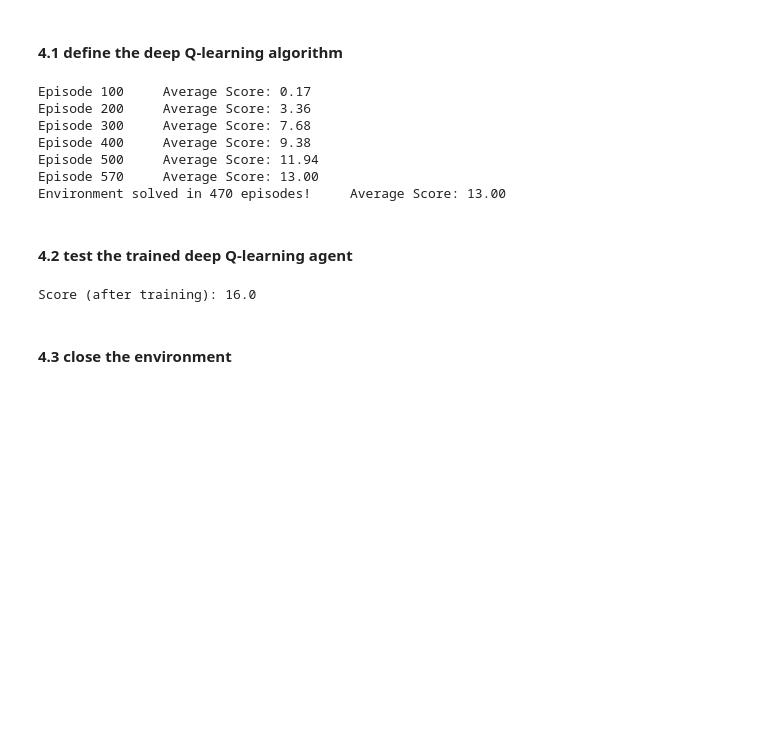
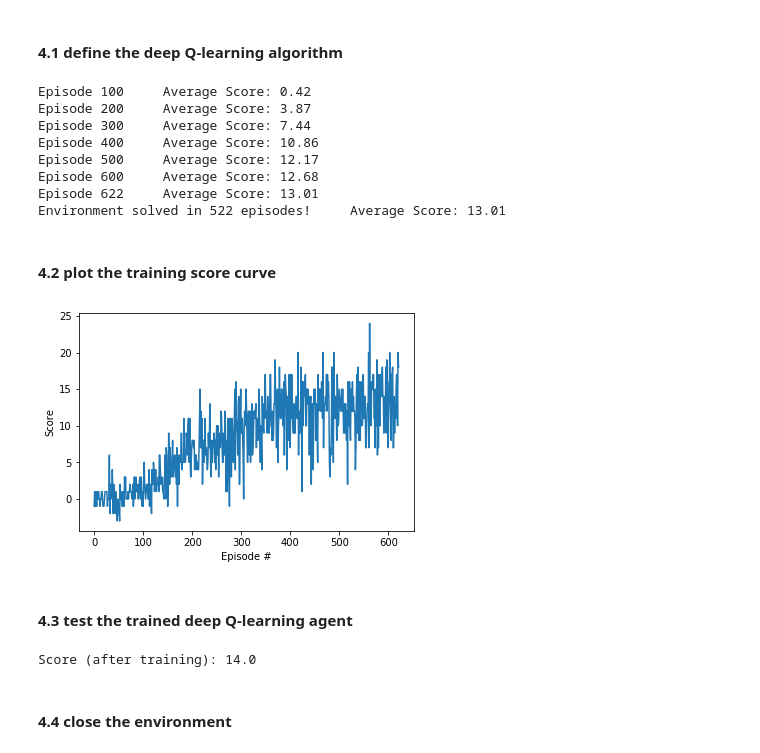
Before and after one commit to zhulingchen/deep-reinforcement-learning, a Jupyter notebook: p1_navigation/Navigation.ipynb, the cells around one changed output. Cells and saved outputs as stored; diff of their text form; code cells hidden in the pictures; blank space fills up the shorter version.

Commit message:
plot the training score curve

```diff
--- a/p1_navigation/Navigation.ipynb
+++ b/p1_navigation/Navigation.ipynb
@@ -178,7 +181,7 @@ def train_dqn(env, agent, n_episodes=2000, max_t=1000,
             print('\rEpisode {}\tAverage Score: {:.2f}'.format(i_episode, np.mean(scores_window)))
         if np.mean(scores_window) >= finish_threshold:  # save the model
             print('\nEnvironment solved in {:d} episodes!\tAverage Score: {:.2f}'.format(i_episode-100, np.mean(scores_window)))
-            torch.save(agent.qnetwork_local.state_dict(), 'checkpoint.pth')
+            torch.save(agent.qnetwork_local.state_dict(), 'model.pt')
             break
     return scores
 
@@ -186,18 +189,29 @@ from dqn_agent import Agent
 agent = Agent(state_size, action_size, seed=0)
 scores = train_dqn(env, agent)
 # %% [output]
-Episode 100     Average Score: 0.17
-Episode 200     Average Score: 3.36
-Episode 300     Average Score: 7.68
-Episode 400     Average Score: 9.38
-Episode 500     Average Score: 11.94
-Episode 570     Average Score: 13.00
-Environment solved in 470 episodes!     Average Score: 13.00
+Episode 100     Average Score: 0.42
+Episode 200     Average Score: 3.87
+Episode 300     Average Score: 7.44
+Episode 400     Average Score: 10.86
+Episode 500     Average Score: 12.17
+Episode 600     Average Score: 12.68
+Episode 622     Average Score: 13.01
+Environment solved in 522 episodes!     Average Score: 13.01
+# %% [markdown]
+#### 4.2 plot the training score curve
+# %%
+plt.figure()
+plt.plot(np.arange(len(scores)), scores)
+plt.ylabel('Score')
+plt.xlabel('Episode #')
+plt.show()
+# %% [output]
+[figure, added]
 # %% [markdown]
-#### 4.2 test the trained deep Q-learning agent
+#### 4.3 test the trained deep Q-learning agent
 # %%
 # load the weights from the saved checkpoint file
-agent.qnetwork_local.load_state_dict(torch.load('checkpoint.pth'))
+agent.qnetwork_local.load_state_dict(torch.load('model.pt'))
 
 # test the trained agent
 env_info = env.reset(train_mode=False)[brain_name]  # reset the environment
@@ -216,8 +230,8 @@ while True:
 
 print("Score (after training): {}".format(score))
 # %% [output]
-Score (after training): 16.0
+Score (after training): 14.0
 # %% [markdown]
-#### 4.3 close the environment
+#### 4.4 close the environment
 # %%
 env.close()
```
Also changed, not shown: parts of 1 cell of this notebook, 2 other files.
